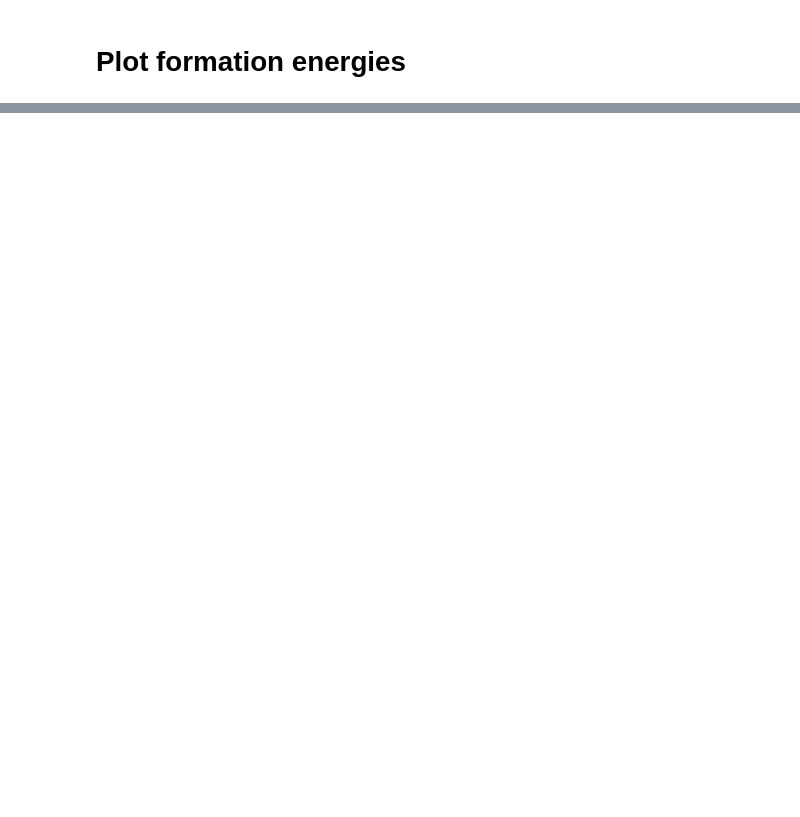
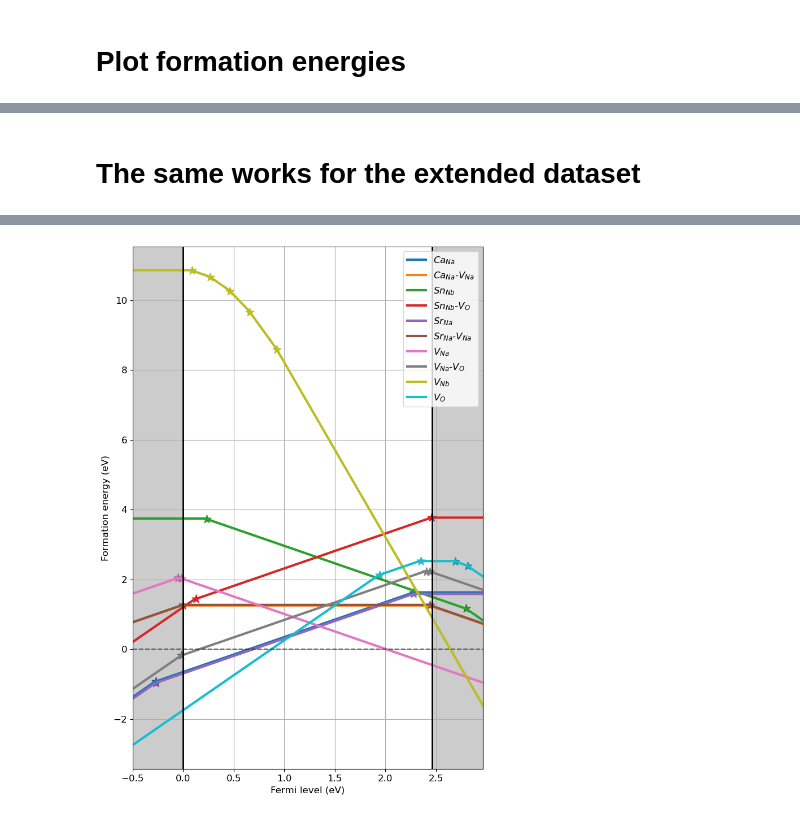
Before and after one commit to lorenzo-villa-hub/pynter, a Jupyter notebook: tutorials/defects/analyse_and_plot.ipynb, the cells around one changed output, grey strips where cells are left out. Saved outputs shown, nothing was run; the diff lists cells and outputs as text; code cells hidden in the pictures; blank space fills up the shorter version.

```diff
--- a/tutorials/defects/analyse_and_plot.ipynb
+++ b/tutorials/defects/analyse_and_plot.ipynb
@@ -34,0 +110,5 @@ da_vac.get_dataframe()
+# %% [markdown]
+# The same works for the extended dataset
+# %%
+da.plot(mu,plotsize=(1,2))
+# %% [output]
@@ -34,0 +116 @@ da_vac.get_dataframe()
+[figure, added]
```
Also changed, not shown: parts of 17 cells of this notebook, 15 other files.
